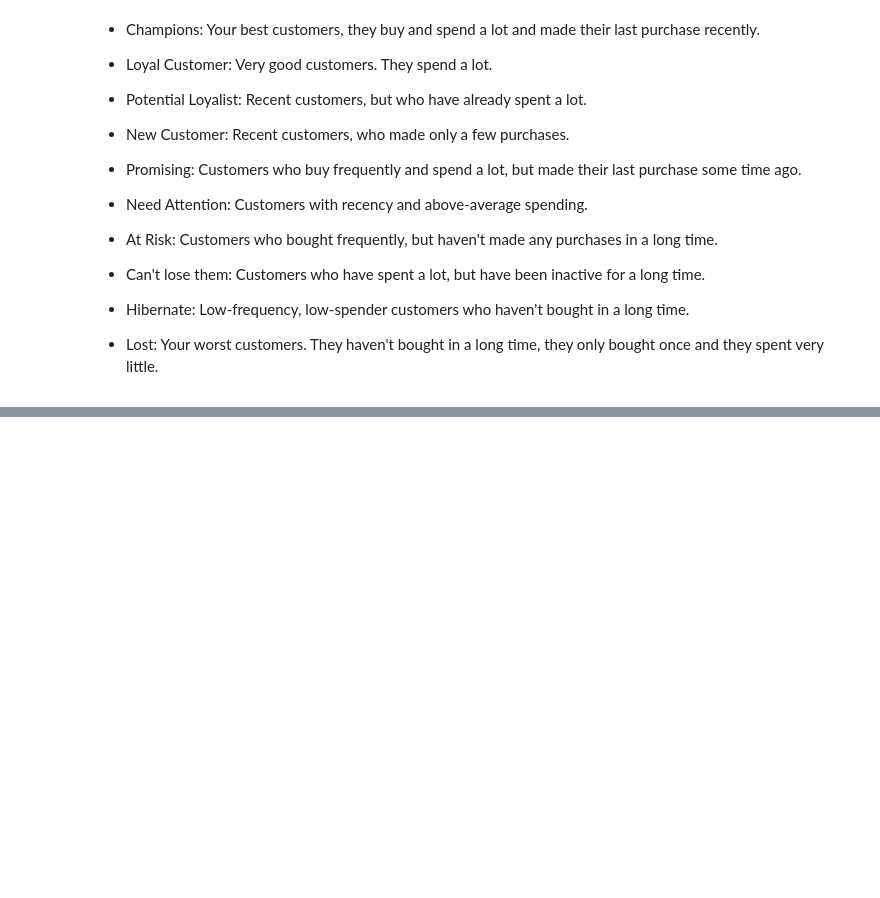
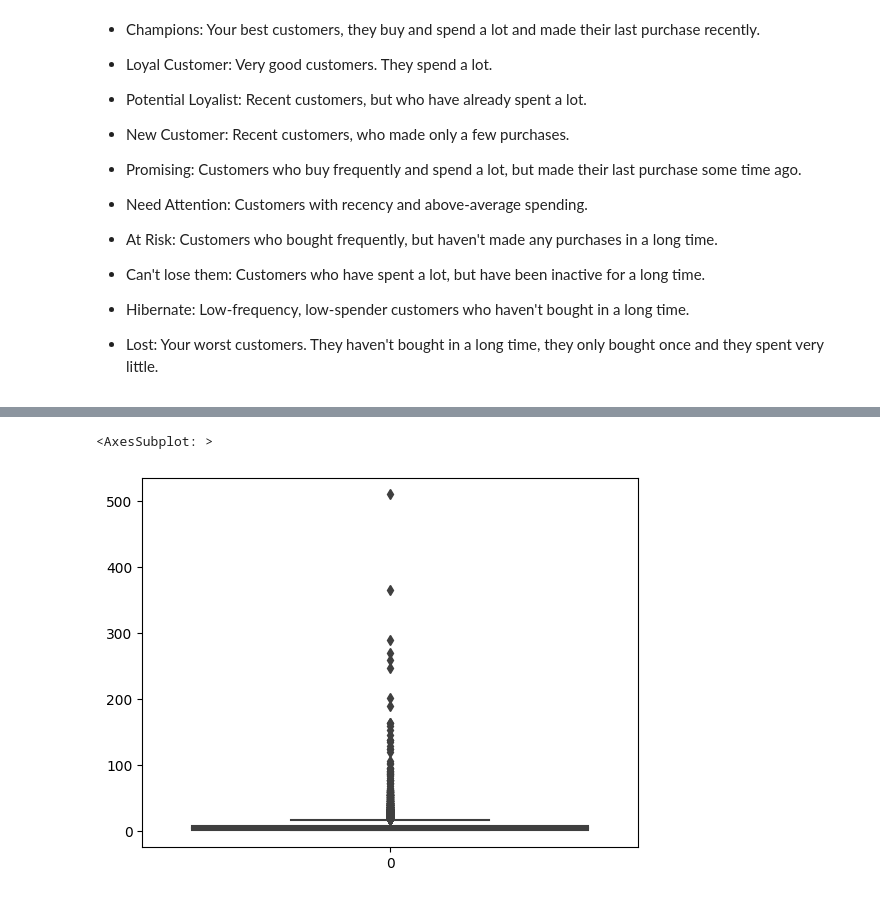
Before and after one commit to Noura-ou/projet_segmentation_client, a Jupyter notebook: src/test_rola.ipynb, the cells around one changed output, grey strips where cells are left out. Drawn from its saved outputs; the diff is of its cells as text; code cells hidden in the pictures; blank space fills up the shorter version.

```diff
--- a/src/test_rola.ipynb
+++ b/src/test_rola.ipynb
@@ -421,0 +510,5 @@ See the caveats in the documentation: https://pandas.pydata.org/pandas-docs/stab
+# %%
+sns.boxplot(rfm['Frequency'])
+# %% [output]
+<AxesSubplot: >
+[figure, added]
```
Also changed, not shown: parts of 14 cells of this notebook, 3 other files.
